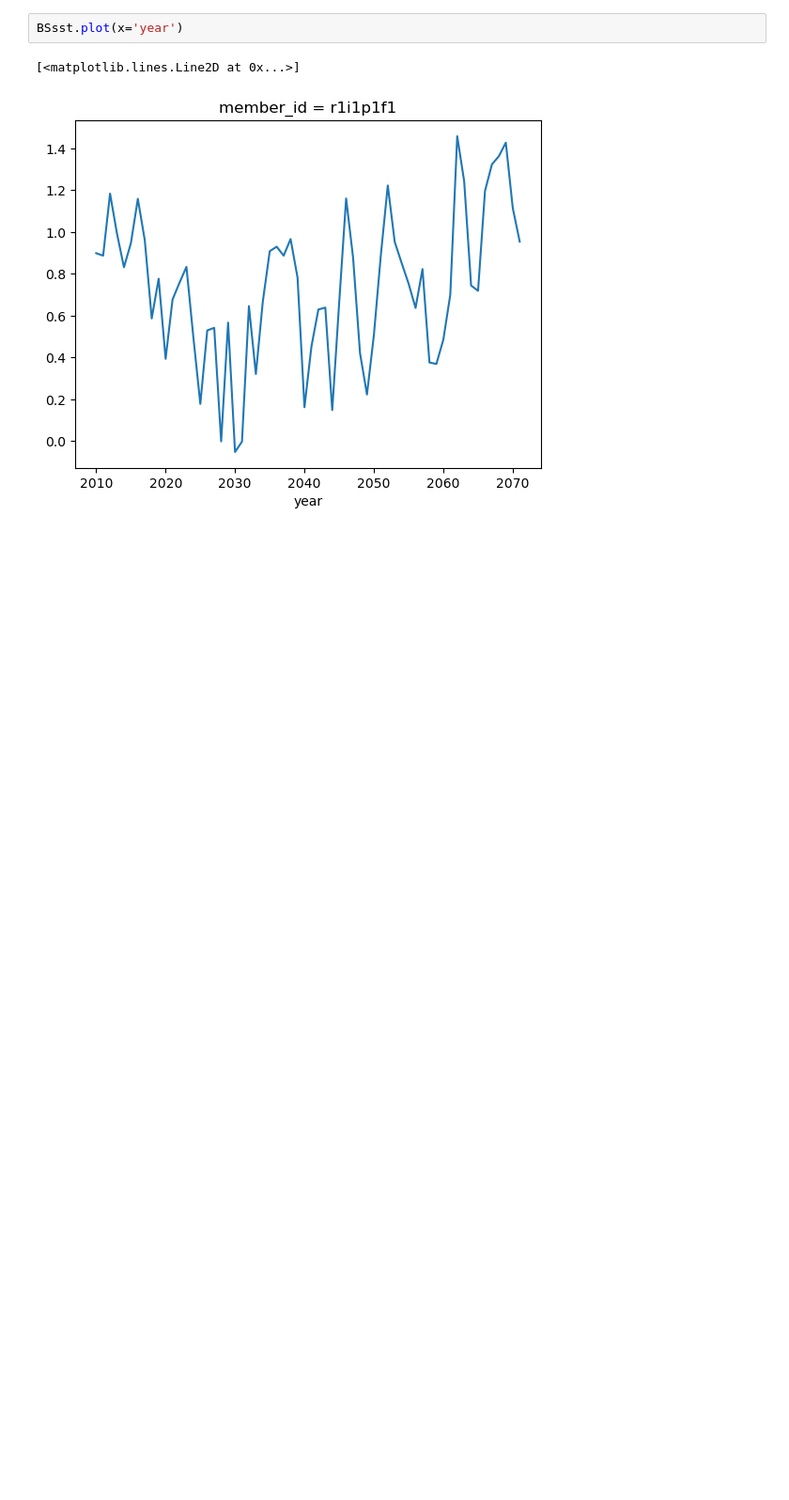
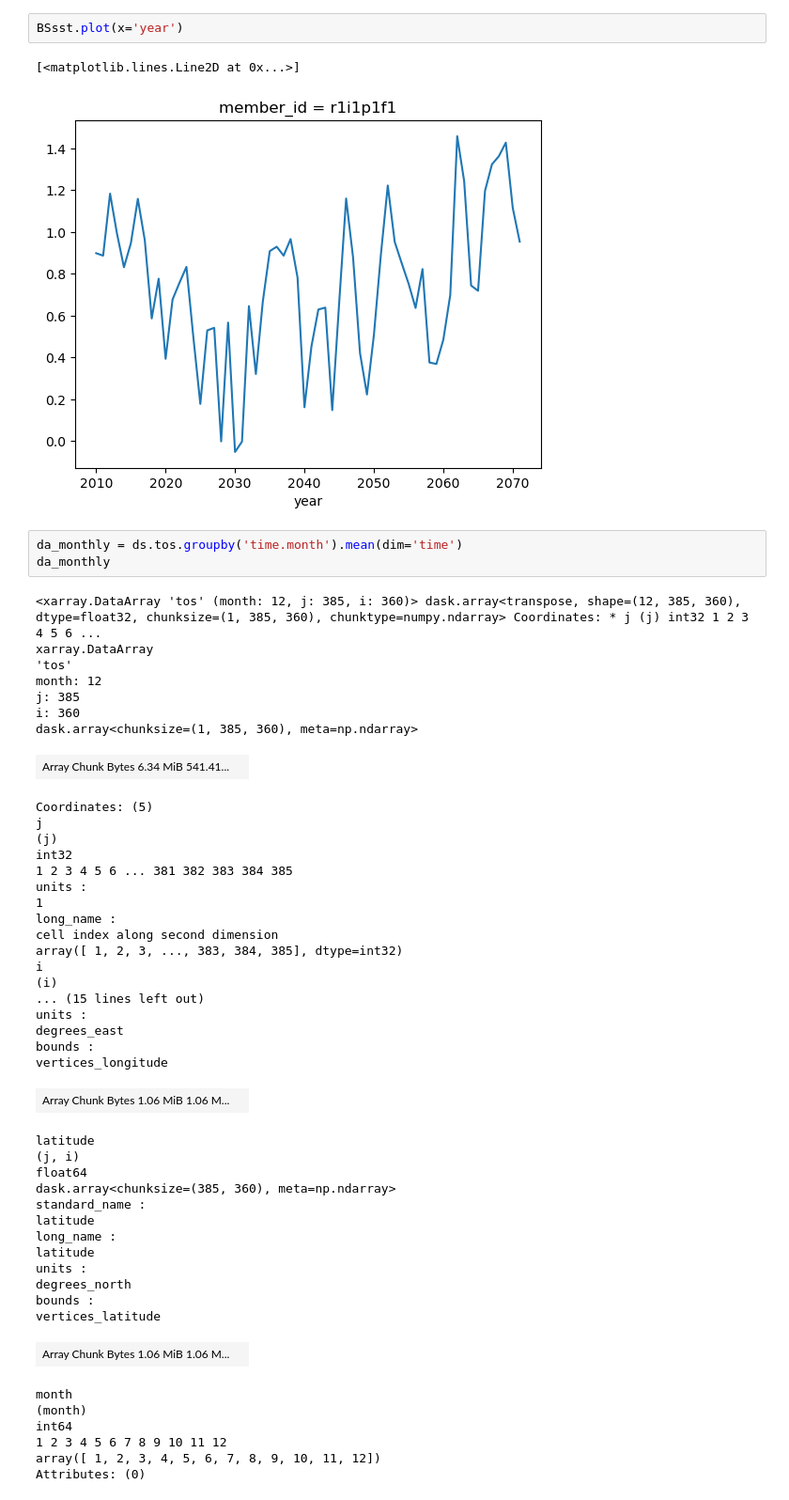
Before and after one commit to eScience-course/Tjaernoe2022-group6, a Jupyter notebook: notebooks/Ada/regional_averages.ipynb, the cells around one changed output. Shown at 94% size. Drawn from its saved outputs; the diff is of its cells as text; blank space fills up the shorter version.

```diff
--- a/notebooks/Ada/regional_averages.ipynb
+++ b/notebooks/Ada/regional_averages.ipynb
@@ -467,3 +411,52 @@ BSsst.plot(x='year')
 # %% [output]
 [<matplotlib.lines.Line2D at 0x...>]
 [figure]
+# %%
+da_monthly = ds.tos.groupby('time.month').mean(dim='time')
+da_monthly
+# %% [output]
+<xarray.DataArray 'tos' (month: 12, j: 385, i: 360)> dask.array<transpose, shape=(12, 385, 360), dtype=float32, chunksize=(1, 385, 360), chunktype=numpy.ndarray> Coordinates: * j (j) int32 1 2 3 4 5 6 ...
+xarray.DataArray
+'tos'
+month: 12
+j: 385
+i: 360
+dask.array<chunksize=(1, 385, 360), meta=np.ndarray>
+| Array Chunk Bytes 6.34 MiB 541.41... |  |
+Coordinates: (5)
+j
+(j)
+int32
+1 2 3 4 5 6 ... 381 382 383 384 385
+units :
+1
+long_name :
+cell index along second dimension
+array([ 1, 2, 3, ..., 383, 384, 385], dtype=int32)
+i
+(i)
+... (15 lines left out)
+units :
+degrees_east
+bounds :
+vertices_longitude
+| Array Chunk Bytes 1.06 MiB 1.06 M... |  |
+latitude
+(j, i)
+float64
+dask.array<chunksize=(385, 360), meta=np.ndarray>
+standard_name :
+latitude
+long_name :
+latitude
+units :
+degrees_north
+bounds :
+vertices_latitude
+| Array Chunk Bytes 1.06 MiB 1.06 M... |  |
+month
+(month)
+int64
+1 2 3 4 5 6 7 8 9 10 11 12
+array([ 1, 2, 3, 4, 5, 6, 7, 8, 9, 10, 11, 12])
+Attributes: (0)
```
Also changed, not shown: parts of 3 cells of this notebook.
